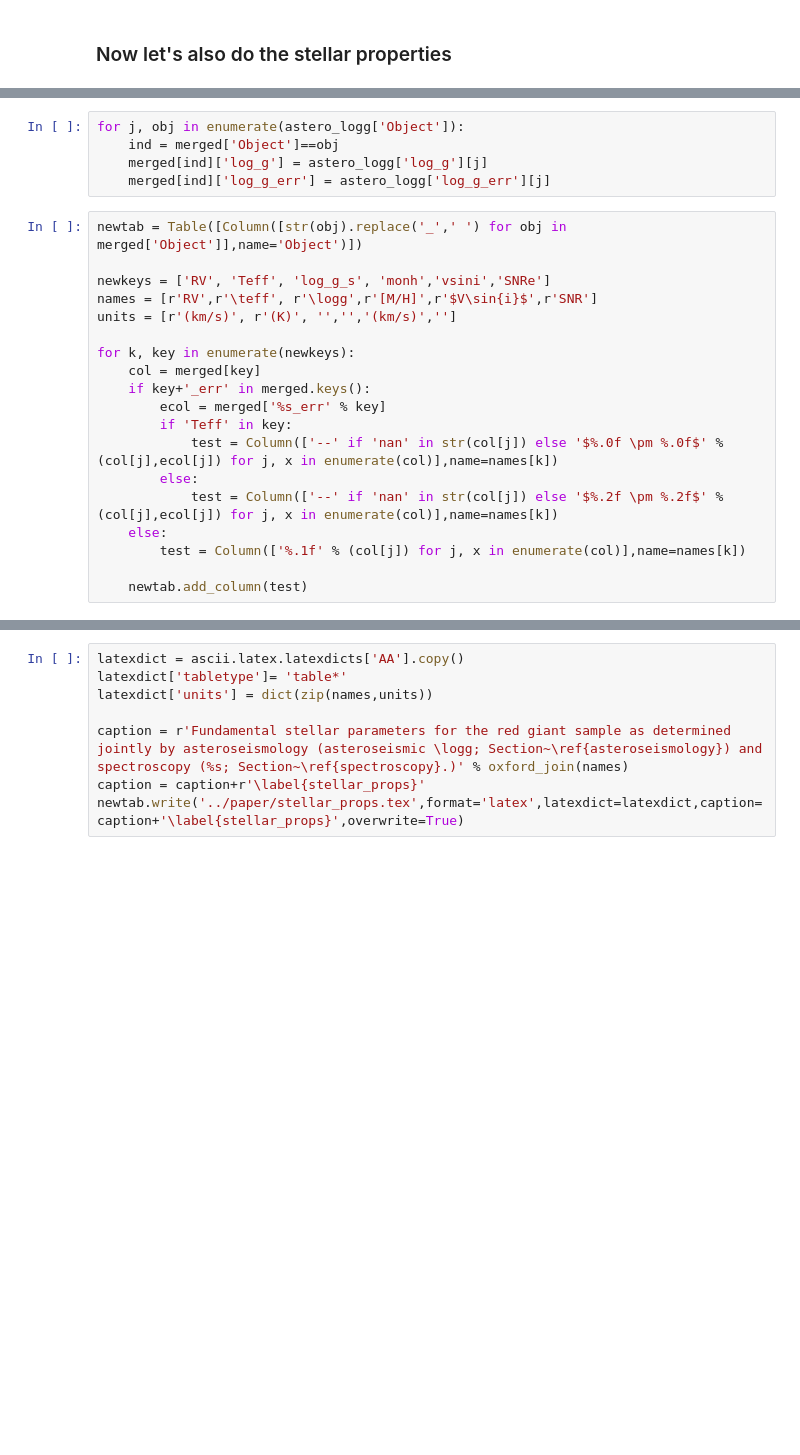
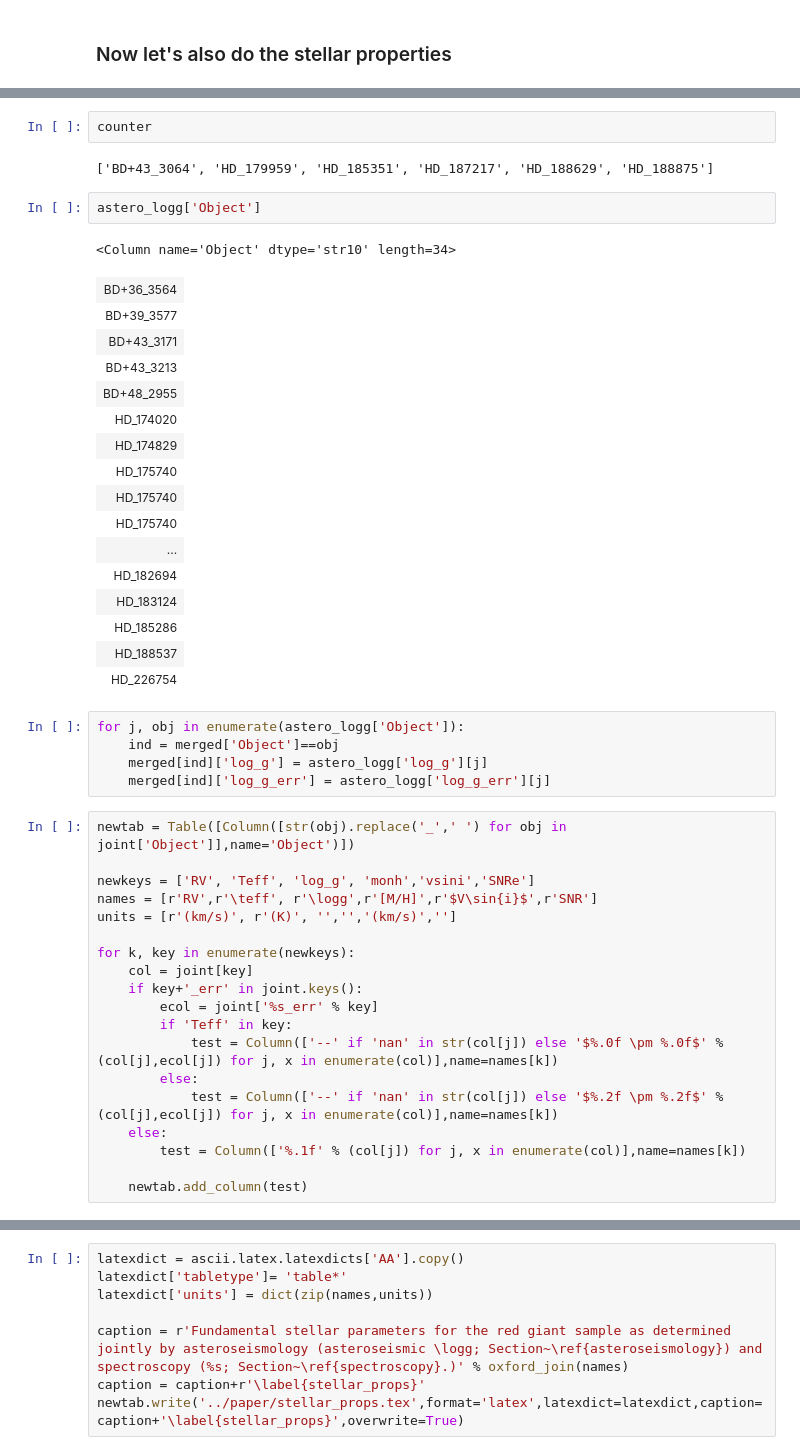
Before and after one commit to benjaminpope/smearcampaign, a Jupyter notebook: notebooks/read_catalogues.ipynb, the cells around one changed output, grey strips where cells are left out. Cells and saved outputs as stored; diff of their text form; blank space fills up the shorter version.

```diff
--- a/notebooks/read_catalogues.ipynb
+++ b/notebooks/read_catalogues.ipynb
@@ -182,19 +179,43 @@ merged.keys()
+# %%
+counter
+# %% [output]
+['BD+43_3064', 'HD_179959', 'HD_185351', 'HD_187217', 'HD_188629', 'HD_188875']
+# %%
+astero_logg['Object']
+# %% [output]
+<Column name='Object' dtype='str10' length=34>
+| BD+36_3564 |
+| BD+39_3577 |
+| BD+43_3171 |
+| BD+43_3213 |
+| BD+48_2955 |
+| HD_174020 |
+| HD_174829 |
+| HD_175740 |
+| HD_175740 |
+| HD_175740 |
+| ... |
+| HD_182694 |
+| HD_183124 |
+| HD_185286 |
+| HD_188537 |
+| HD_226754 |
 # %%
 for j, obj in enumerate(astero_logg['Object']):
     ind = merged['Object']==obj
     merged[ind]['log_g'] = astero_logg['log_g'][j]
     merged[ind]['log_g_err'] = astero_logg['log_g_err'][j]
 # %%
-newtab = Table([Column([str(obj).replace('_',' ') for obj in merged['Object']],name='Object')])
+newtab = Table([Column([str(obj).replace('_',' ') for obj in joint['Object']],name='Object')])
 
-newkeys = ['RV', 'Teff', 'log_g_s', 'monh','vsini','SNRe']
+newkeys = ['RV', 'Teff', 'log_g', 'monh','vsini','SNRe']
 names = [r'RV',r'\teff', r'\logg',r'[M/H]',r'$V\sin{i}$',r'SNR']
 units = [r'(km/s)', r'(K)', '','','(km/s)','']
 
 for k, key in enumerate(newkeys):
-    col = merged[key]
-    if key+'_err' in merged.keys():
-        ecol = merged['%s_err' % key]
+    col = joint[key]
+    if key+'_err' in joint.keys():
+        ecol = joint['%s_err' % key]
         if 'Teff' in key:
             test = Column(['--' if 'nan' in str(col[j]) else '$%.0f \pm %.0f$' % (col[j],ecol[j]) for j, x in enumerate(col)],name=names[k])
         else:
```
Also changed, not shown: parts of 14 cells of this notebook, 4 other files.
